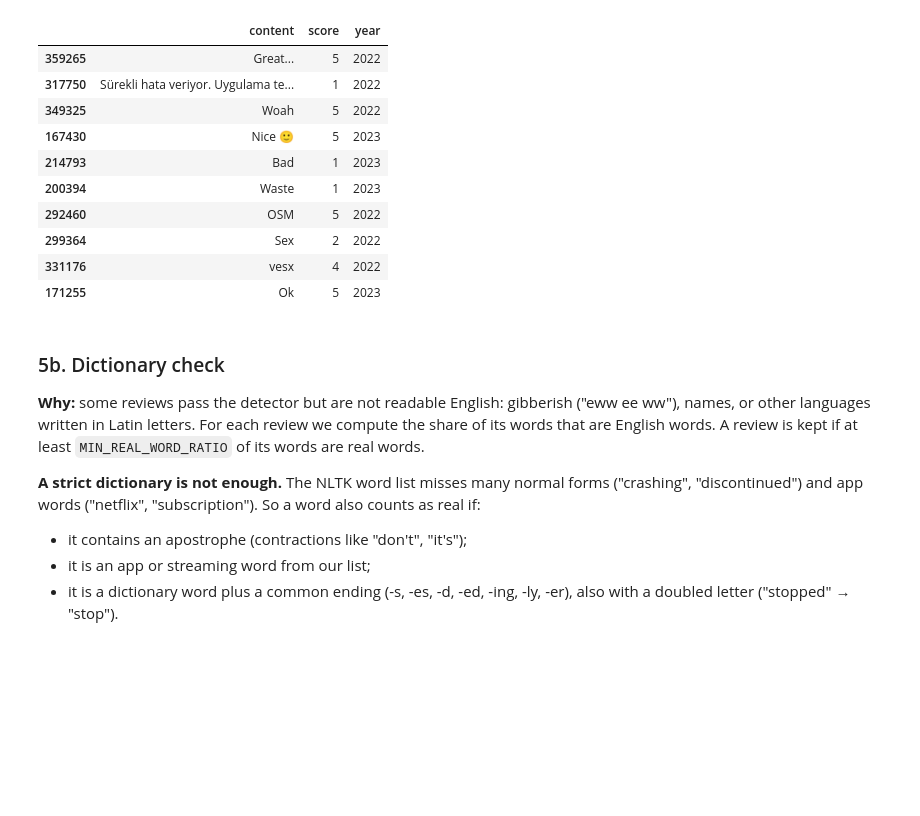
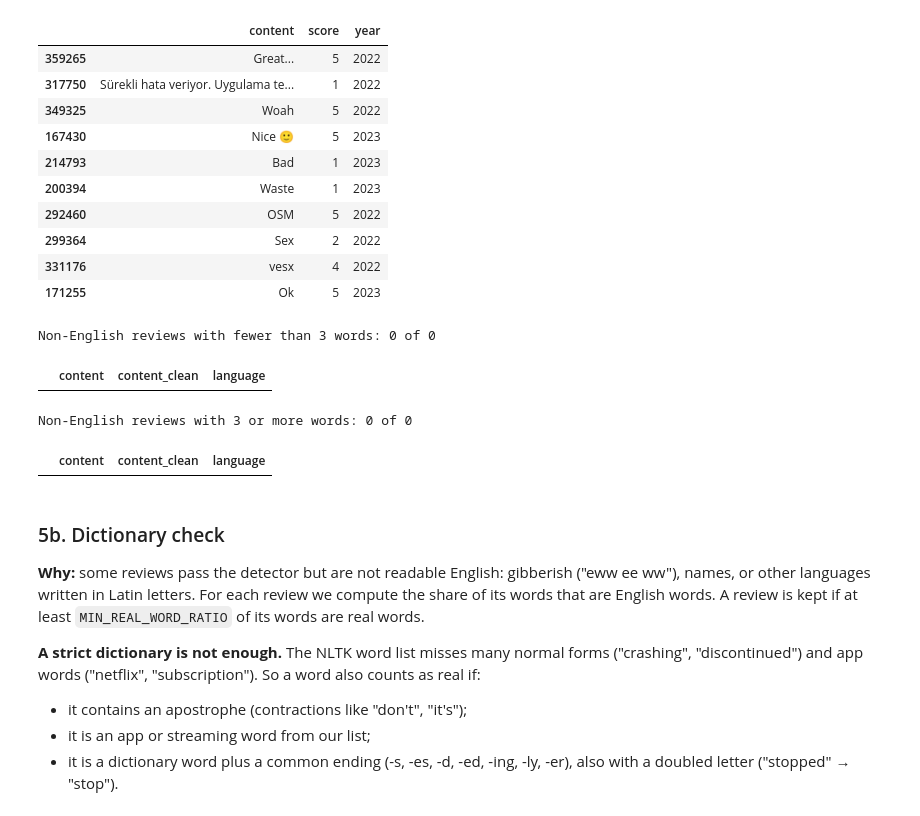
Before and after one commit to DianaAleks/streaming-services-enshittification-study, a Jupyter notebook: data_cleaning_netflix_reasoning.ipynb, the cells around one changed output. Cells and saved outputs as stored; diff of their text form; code cells hidden in the pictures; blank space fills up the shorter version.

```diff
--- a/data_cleaning_netflix_reasoning.ipynb
+++ b/data_cleaning_netflix_reasoning.ipynb
@@ -397,6 +397,23 @@ Removed: 18,900 reviews (7.2%)
 | 299364 | Sex | 2 | 2022 |
 | 331176 | vesx | 4 | 2022 |
 | 171255 | Ok | 5 | 2023 |
+# %%
+not_english_words = not_english['content_clean'].str.split().str.len()
+not_english_short = not_english[not_english_words < 3]
+
+print(f"Non-English reviews with fewer than 3 words: {len(not_english_short):,} of {len(not_english):,}")
+not_english_short[['content', 'content_clean', 'language']]
+# %% [output]
+Non-English reviews with fewer than 3 words: 0 of 0
+|  | content | content_clean | language |
+# %%
+not_english_long = not_english[not_english_words >= 3]
+
+print(f"Non-English reviews with 3 or more words: {len(not_english_long):,} of {len(not_english):,}")
+not_english_long[['content', 'content_clean', 'language']]
+# %% [output]
+Non-English reviews with 3 or more words: 0 of 0
+|  | content | content_clean | language |
 # %% [markdown]
 ### 5b. Dictionary check
 **Why:** some reviews pass the detector but are not readable English: gibberish ("eww ee ww"), names, or other languages written in Latin letters.
```
Also changed, not shown: parts of 8 cells of this notebook, 1 other file.
